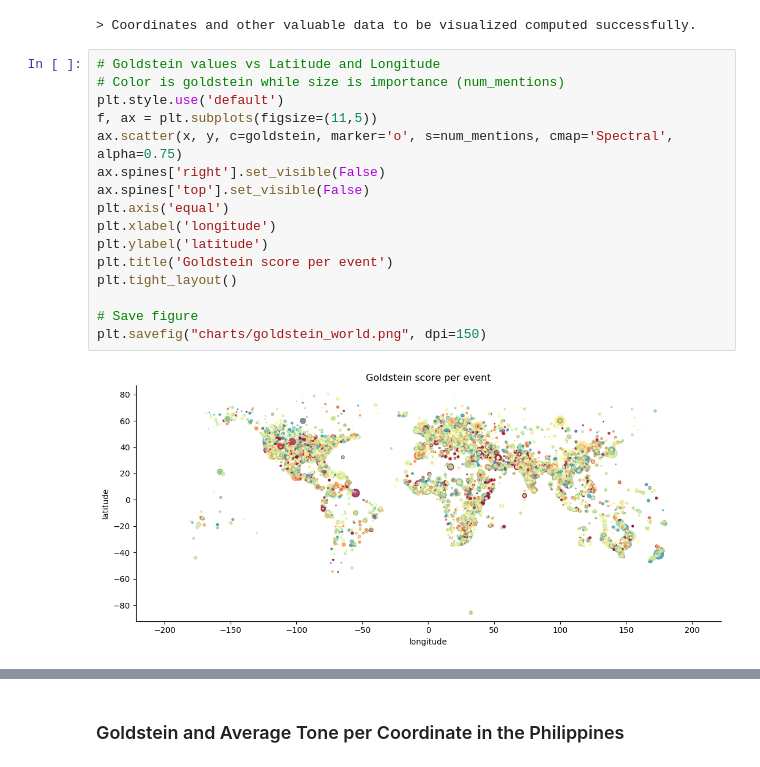
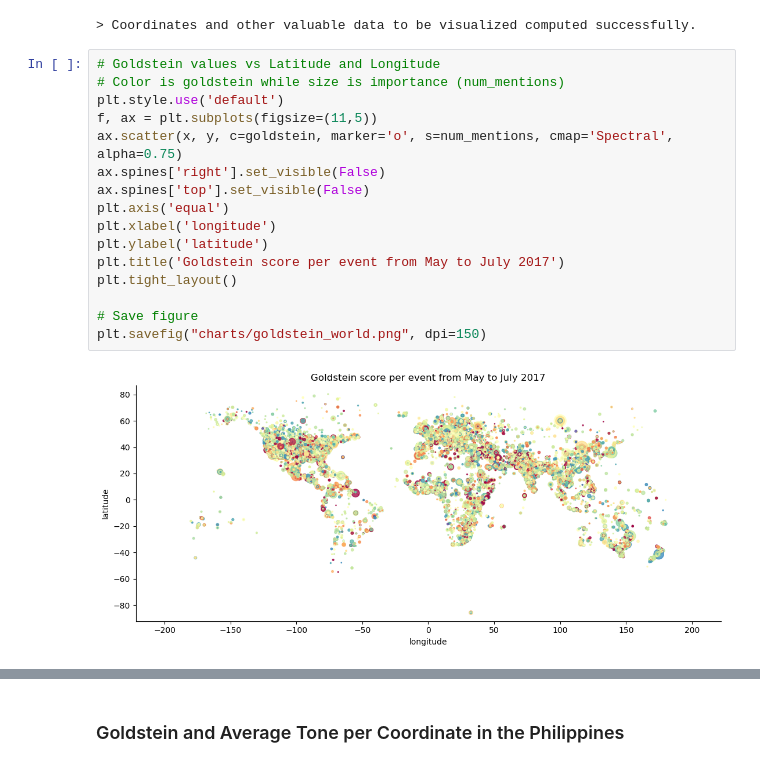
Before and after one commit to PrinceJavier/gdelt_analysis, a Jupyter notebook: GDELT_analysis.ipynb, the cells around one changed output, grey strips where cells are left out. Saved outputs shown, nothing was run; the diff lists cells and outputs as text.

```diff
--- a/GDELT_analysis.ipynb
+++ b/GDELT_analysis.ipynb
@@ -468,21 +457,21 @@ print("> Coordinates and other valuable data to be visualized computed successfu
 # %%
 # Goldstein values vs Latitude and Longitude
 # Color is goldstein while size is importance (num_mentions)
 plt.style.use('default')
 f, ax = plt.subplots(figsize=(11,5))
 ax.scatter(x, y, c=goldstein, marker='o', s=num_mentions, cmap='Spectral', alpha=0.75)
 ax.spines['right'].set_visible(False)
 ax.spines['top'].set_visible(False)
 plt.axis('equal')
 plt.xlabel('longitude')
 plt.ylabel('latitude')
-plt.title('Goldstein score per event')
+plt.title('Goldstein score per event from May to July 2017')
 plt.tight_layout()
 
 # Save figure
 plt.savefig("charts/goldstein_world.png", dpi=150)
 # %% [output]
-[figure, old version]
+[figure, new version]
 # %%
 # AvgTone values vs Latitude and Longitude
 # Color is avg tone while size is importance (num_mentions)
```
Also changed, not shown: parts of 10 cells of this notebook, 12 other files.
